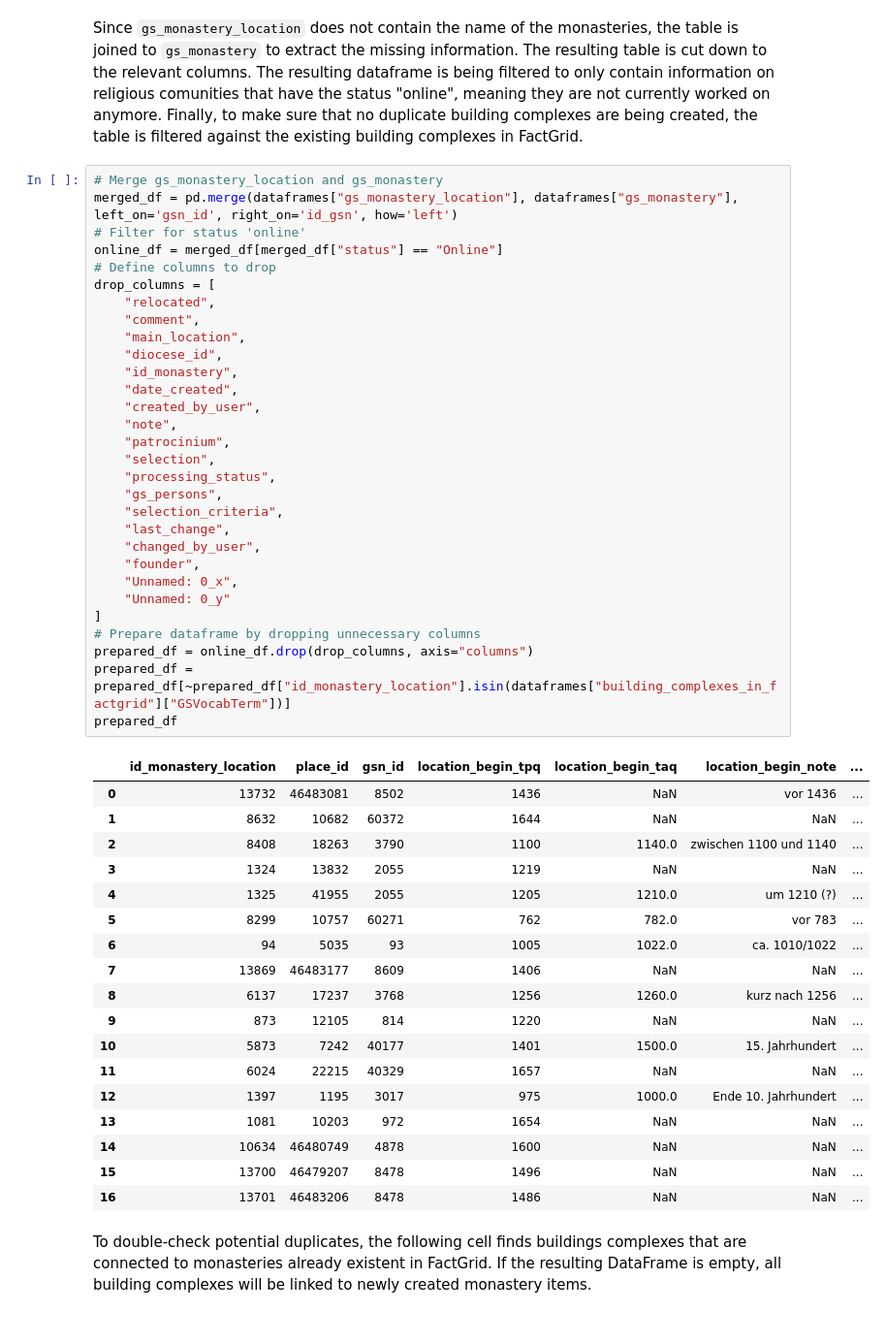
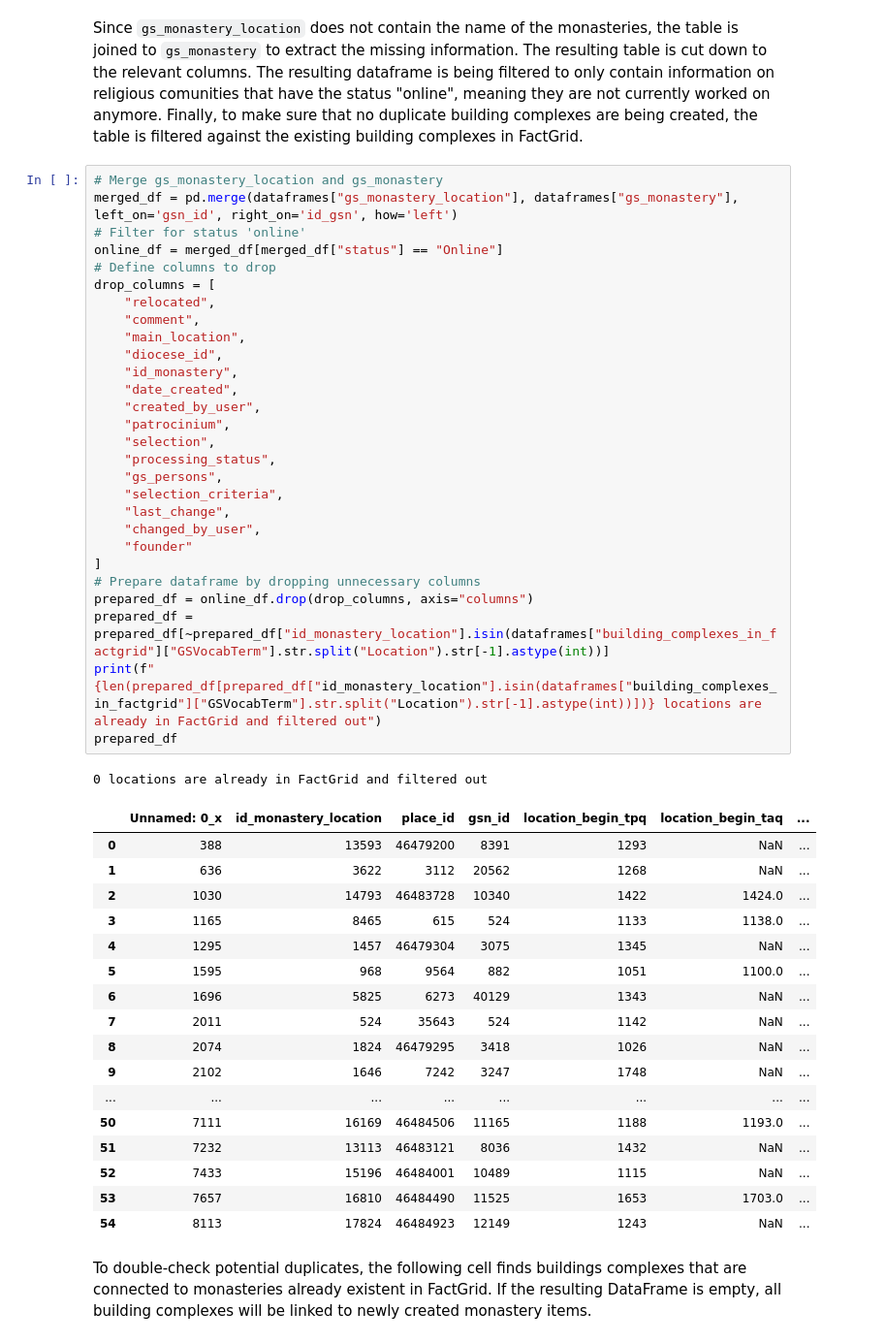
Before and after one commit to Germania-Sacra/DomVoc, a Jupyter notebook: 1 - Building Complexes.ipynb, the cells around one changed output. Shown at 97% size. Saved outputs shown, nothing was run; the diff lists cells and outputs as text.

```diff
--- a/1 - Building Complexes.ipynb
+++ b/1 - Building Complexes.ipynb
@@ -32,52 +32,50 @@ Since `gs_monastery_location` does not contain the name of the monasteries, the
 # %%
 # Merge gs_monastery_location and gs_monastery
 merged_df = pd.merge(dataframes["gs_monastery_location"], dataframes["gs_monastery"], left_on='gsn_id', right_on='id_gsn', how='left')
 # Filter for status 'online'
 online_df = merged_df[merged_df["status"] == "Online"]
 # Define columns to drop
 drop_columns = [
     "relocated",
     "comment",
     "main_location",
     "diocese_id",
     "id_monastery",
     "date_created",
     "created_by_user",
-    "note",
     "patrocinium",
     "selection",
     "processing_status",
     "gs_persons",
     "selection_criteria",
     "last_change",
     "changed_by_user",
-    "founder",
-    "Unnamed: 0_x",
-    "Unnamed: 0_y"
+    "founder"
 ]
 # Prepare dataframe by dropping unnecessary columns
 prepared_df = online_df.drop(drop_columns, axis="columns")
-prepared_df = prepared_df[~prepared_df["id_monastery_location"].isin(dataframes["building_complexes_in_factgrid"]["GSVocabTerm"])]
+prepared_df = prepared_df[~prepared_df["id_monastery_location"].isin(dataframes["building_complexes_in_factgrid"]["GSVocabTerm"].str.split("Location").str[-1].astype(int))]
+print(f"{len(prepared_df[prepared_df["id_monastery_location"].isin(dataframes["building_complexes_in_factgrid"]["GSVocabTerm"].str.split("Location").str[-1].astype(int))])} locations are already in FactGrid and filtered out")
 prepared_df
 # %% [output]
+0 locations are already in FactGrid and filtered out
-|  | id_monastery_location | place_id | gsn_id | location_begin_tpq | location_begin_taq | location_begin_note | ... |
-| 0 | 13732 | 46483081 | 8502 | 1436 | NaN | vor 1436 | ... |
-| 1 | 8632 | 10682 | 60372 | 1644 | NaN | NaN | ... |
-| 2 | 8408 | 18263 | 3790 | 1100 | 1140.0 | zwischen 1100 und 1140 | ... |
-| 3 | 1324 | 13832 | 2055 | 1219 | NaN | NaN | ... |
-| 4 | 1325 | 41955 | 2055 | 1205 | 1210.0 | um 1210 (?) | ... |
-| 5 | 8299 | 10757 | 60271 | 762 | 782.0 | vor 783 | ... |
-| 6 | 94 | 5035 | 93 | 1005 | 1022.0 | ca. 1010/1022 | ... |
-| 7 | 13869 | 46483177 | 8609 | 1406 | NaN | NaN | ... |
-| 8 | 6137 | 17237 | 3768 | 1256 | 1260.0 | kurz nach 1256 | ... |
-| 9 | 873 | 12105 | 814 | 1220 | NaN | NaN | ... |
-| 10 | 5873 | 7242 | 40177 | 1401 | 1500.0 | 15. Jahrhundert | ... |
-| 11 | 6024 | 22215 | 40329 | 1657 | NaN | NaN | ... |
-| 12 | 1397 | 1195 | 3017 | 975 | 1000.0 | Ende 10. Jahrhundert | ... |
-| 13 | 1081 | 10203 | 972 | 1654 | NaN | NaN | ... |
-| 14 | 10634 | 46480749 | 4878 | 1600 | NaN | NaN | ... |
-| 15 | 13700 | 46479207 | 8478 | 1496 | NaN | NaN | ... |
-| 16 | 13701 | 46483206 | 8478 | 1486 | NaN | NaN | ... |
+|  | Unnamed: 0_x | id_monastery_location | place_id | gsn_id | location_begin_tpq | location_begin_taq | ... |
+| 0 | 388 | 13593 | 46479200 | 8391 | 1293 | NaN | ... |
+| 1 | 636 | 3622 | 3112 | 20562 | 1268 | NaN | ... |
+| 2 | 1030 | 14793 | 46483728 | 10340 | 1422 | 1424.0 | ... |
+| 3 | 1165 | 8465 | 615 | 524 | 1133 | 1138.0 | ... |
+| 4 | 1295 | 1457 | 46479304 | 3075 | 1345 | NaN | ... |
+| 5 | 1595 | 968 | 9564 | 882 | 1051 | 1100.0 | ... |
+| 6 | 1696 | 5825 | 6273 | 40129 | 1343 | NaN | ... |
+| 7 | 2011 | 524 | 35643 | 524 | 1142 | NaN | ... |
+| 8 | 2074 | 1824 | 46479295 | 3418 | 1026 | NaN | ... |
+| 9 | 2102 | 1646 | 7242 | 3247 | 1748 | NaN | ... |
+| ... | ... | ... | ... | ... | ... | ... | ... |
+| 50 | 7111 | 16169 | 46484506 | 11165 | 1188 | 1193.0 | ... |
+| 51 | 7232 | 13113 | 46483121 | 8036 | 1432 | NaN | ... |
+| 52 | 7433 | 15196 | 46484001 | 10489 | 1115 | NaN | ... |
+| 53 | 7657 | 16810 | 46484490 | 11525 | 1653 | 1703.0 | ... |
+| 54 | 8113 | 17824 | 46484923 | 12149 | 1243 | NaN | ... |
 # %% [markdown]
 To double-check potential duplicates, the following cell finds buildings complexes that are connected to monasteries already existent in FactGrid. If the resulting DataFrame is empty, all building complexes will be linked to newly created monastery items.
 # %%
```
Also changed, not shown: parts of 16 cells of this notebook.
